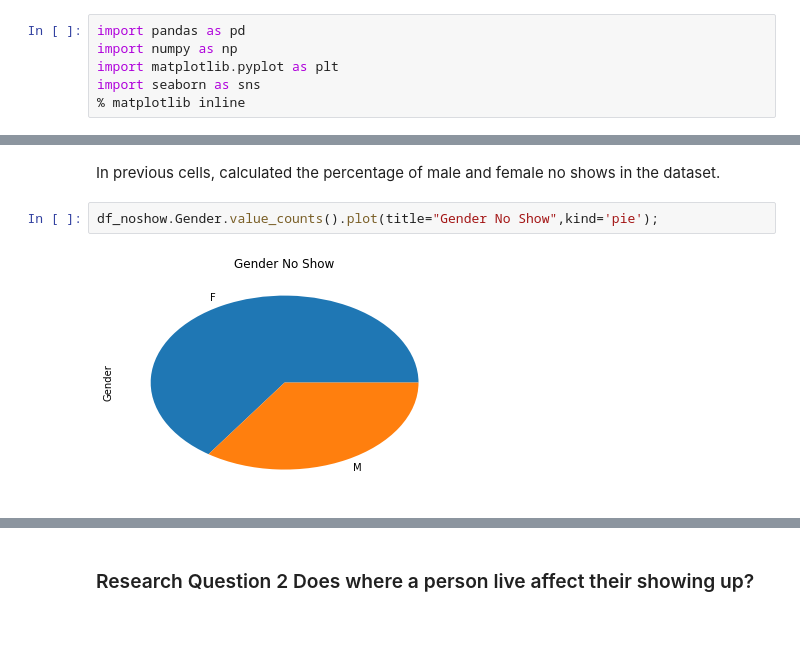
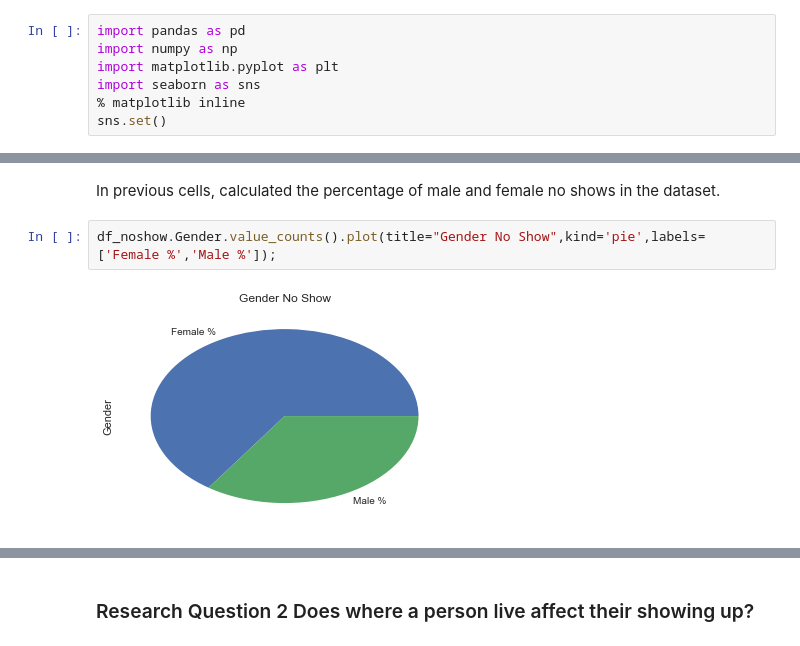
Before and after one commit to debadarshy/no-show-appointments, a Jupyter notebook: no-show-appointments.ipynb, the cells around one changed output, grey strips where cells are left out. Drawn from its saved outputs; the diff is of its cells as text.

```diff
--- a/no-show-appointments.ipynb
+++ b/no-show-appointments.ipynb
@@ -40,6 +40,7 @@ import numpy as np
 import matplotlib.pyplot as plt
 import seaborn as sns
 % matplotlib inline
+sns.set()
 # %% [markdown]
 <a id='wrangling'></a>
 ## Data Wrangling
@@ -213,6 +214,6 @@ print(percentage(female_count,df_noshow_count))
 # %% [markdown]
 In previous cells, calculated the percentage of male and female no shows in the dataset.
 # %%
-df_noshow.Gender.value_counts().plot(title="Gender No Show",kind='pie');
+df_noshow.Gender.value_counts().plot(title="Gender No Show",kind='pie',labels=['Female %','Male %']);
 # %% [output]
-[figure, old version]
+[figure, new version]
```
Also changed, not shown: parts of 22 cells of this notebook, 1 other file.
